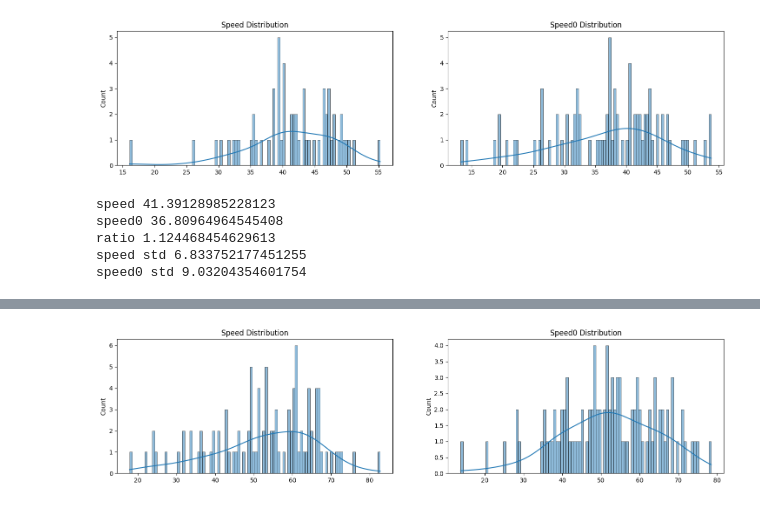
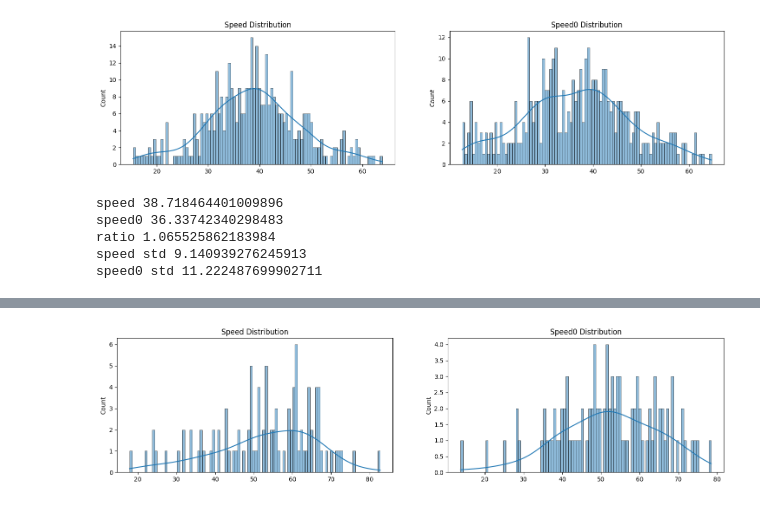
Before and after one commit to minaduki-sora/RADAR, a Jupyter notebook: notebook/speed.ipynb, the cells around one changed output, grey strips where cells are left out. Saved outputs shown, nothing was run; the diff lists cells and outputs as text; code cells hidden in the pictures.

```diff
--- a/notebook/speed.ipynb
+++ b/notebook/speed.ipynb
@@ -6,11 +6,8 @@ import seaborn as sns
 import matplotlib.pyplot as plt
 
 tokenizer=AutoTokenizer.from_pretrained("/home/majunjie/code/weights/hf/Meta-Llama-3.1-8B-Instruct/")
-# jsonl_file = "/home/majunjie/code/EAGLE/output/mt-bench/llama3.1.jsonl"
-# jsonl_file = "/home/majunjie/code/EAGLE/output/mt-bench/llama3.1-d7.jsonl"
-# jsonl_file_base = "/home/majunjie/code/EAGLE/output/mt-bench/llama3.1-vanilla.jsonl"
-# jsonl_file = "../output/shareGPT/llama3.1/t1d7/hawkeye-33-0.004-1-0.99-speedtest-s100.jsonl"
-jsonl_file = "../output/mt_bench/llama3.1/t1d7/pt/hawkeye-33-0.004-1-0.99-speedtest-s100-1.jsonl"
+# jsonl_file = "../output/mt_bench/llama3.1/t1d7/pt/hawkeye-33-0.004-1-0.99-speedtest-s100-1.jsonl"
+jsonl_file = "../output/mt_bench/llama3.1/t1d7/hawkeye-lh128mh128dr0.1r33a0.004b1g0.99lr5e-05-speedtest-10.jsonl"
 jsonl_file_base = "../output/mt_bench/llama3.1/t1d7/eagle3-speedtest-10.jsonl"
 data = []
 with open(jsonl_file, 'r', encoding='utf-8') as file:
@@ -21,12 +18,12 @@ with open(jsonl_file, 'r', encoding='utf-8') as file:
 
 
 speeds=[]
-for datapoint in data[:8]:
+for datapoint in data[:40]:
     qid=datapoint["question_id"]
     for ch in datapoint["choices"]:
         answer=ch['turns']
         # tokens=sum(ch['new_tokens'])
-        times = sum(ch['wall_time'])
+        # times = sum(ch['wall_time'])
         # speeds.append(tokens/times)
         tokens = 0
         for i in answer:
@@ -45,38 +42,38 @@ with open(jsonl_file_base, 'r', encoding='utf-8') as file:
 # total_time=0
 # total_token=0
 speeds0=[]
-for datapoint in data[:8]:
+for datapoint in data[:40]:
     qid=datapoint["question_id"]
     for ch in datapoint["choices"]:
         answer=ch['turns']
         # tokens=sum(ch['new_tokens'])
-        times = sum(ch['wall_time'])
+        # times = sum(ch['wall_time'])
         # speeds0.append(tokens/times)
         tokens = 0
         for i in answer:
             tokens += (len(tokenizer(i).input_ids) - 1)
         times = sum(ch['wall_time'])
         speeds0.append(tokens / times)
 
 #show speed and speed0 's distribution
 fig, axes = plt.subplots(1, 2, figsize=(18, 4))
 sns.histplot(speeds, bins=100, kde=True, ax=axes[0])
 axes[0].set_title('Speed Distribution')
 sns.histplot(speeds0, bins=100, kde=True, ax=axes[1])
 axes[1].set_title('Speed0 Distribution')
 plt.show()
 
 print('speed',np.array(speeds).mean())
 print('speed0',np.array(speeds0).mean())
 print("ratio",np.array(speeds).mean()/np.array(speeds0).mean())
 
 # cal std
 print('speed std',np.array(speeds).std())
 print('speed0 std',np.array(speeds0).std())
 # %% [output]
-[figure, old version]
+[figure, new version]
-speed 41.39128985228123
-speed0 36.80964964545408
-ratio 1.124468454629613
-speed std 6.833752177451255
-speed0 std 9.03204354601754
+speed 38.718464401009896
+speed0 36.33742340298483
+ratio 1.065525862183984
+speed std 9.140939276245913
+speed0 std 11.222487699902711
```
Also changed, not shown: parts of 1 cell of this notebook, 34 other files.
